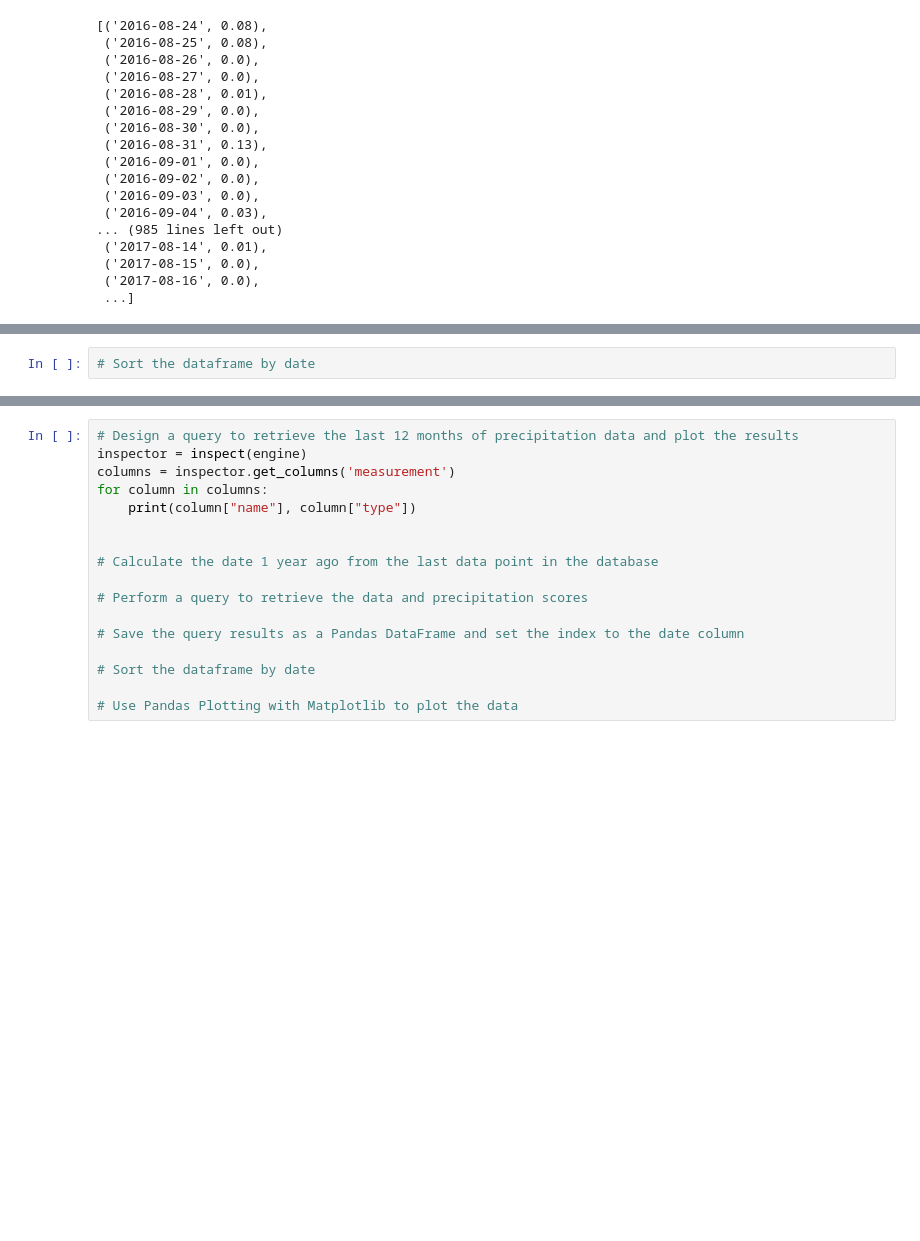
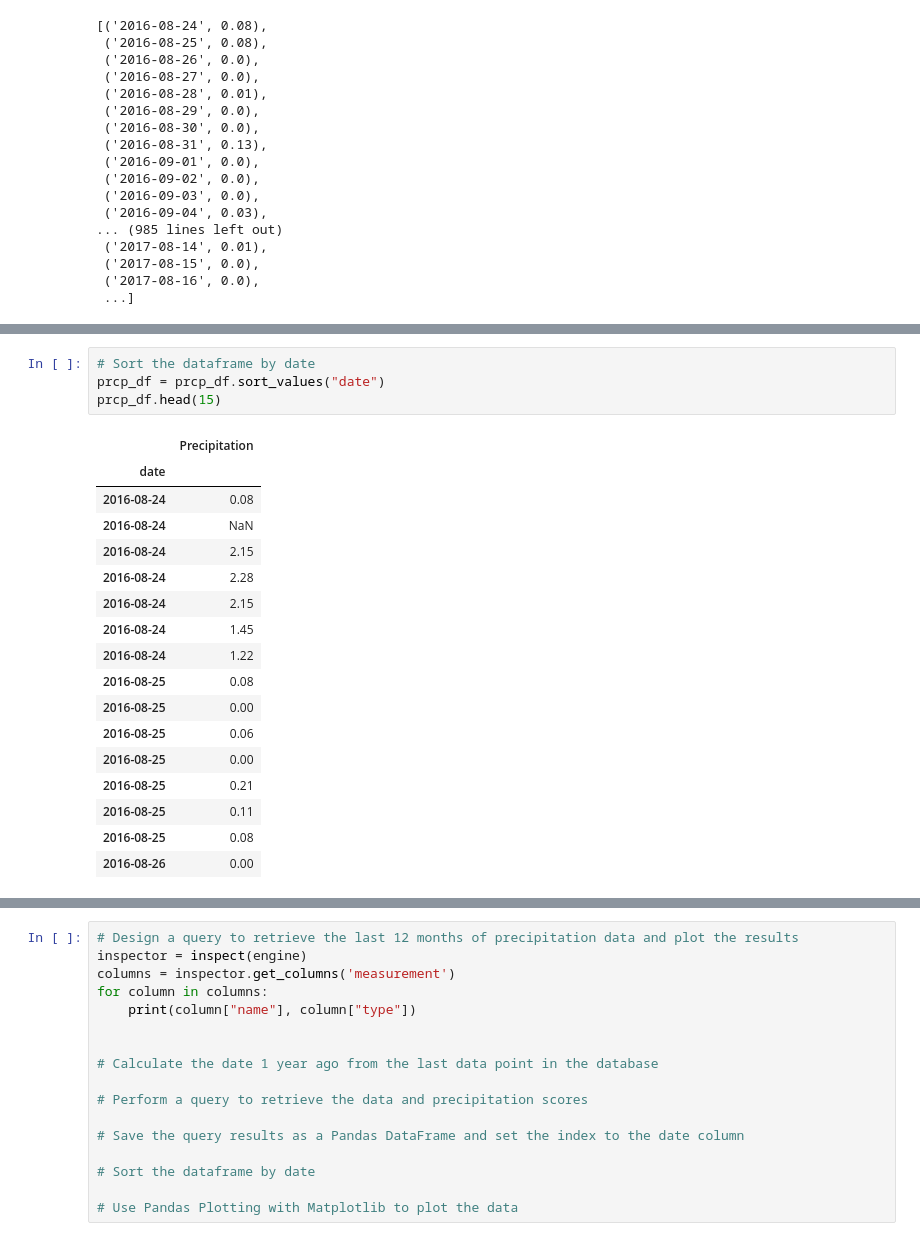
Before and after one commit to MrBadinger/SQLalchemy-Challenge, a Jupyter notebook: climate_starter.ipynb, the cells around one changed output, grey strips where cells are left out. Drawn from its saved outputs; the diff is of its cells as text; blank space fills up the shorter version.

```diff
--- a/climate_starter.ipynb
+++ b/climate_starter.ipynb
@@ -119,3 +119,23 @@ prcp_df.head(10)
 | 2016-09-02 | 0.00 |
 # %%
 # Sort the dataframe by date
+prcp_df = prcp_df.sort_values("date")
+prcp_df.head(15)
+# %% [output]
+|  | Precipitation |
+| date |  |
+| 2016-08-24 | 0.08 |
+| 2016-08-24 | NaN |
+| 2016-08-24 | 2.15 |
+| 2016-08-24 | 2.28 |
+| 2016-08-24 | 2.15 |
+| 2016-08-24 | 1.45 |
+| 2016-08-24 | 1.22 |
+| 2016-08-25 | 0.08 |
+| 2016-08-25 | 0.00 |
+| 2016-08-25 | 0.06 |
+| 2016-08-25 | 0.00 |
+| 2016-08-25 | 0.21 |
+| 2016-08-25 | 0.11 |
+| 2016-08-25 | 0.08 |
+| 2016-08-26 | 0.00 |
```
Also changed, not shown: parts of 3 cells of this notebook.
